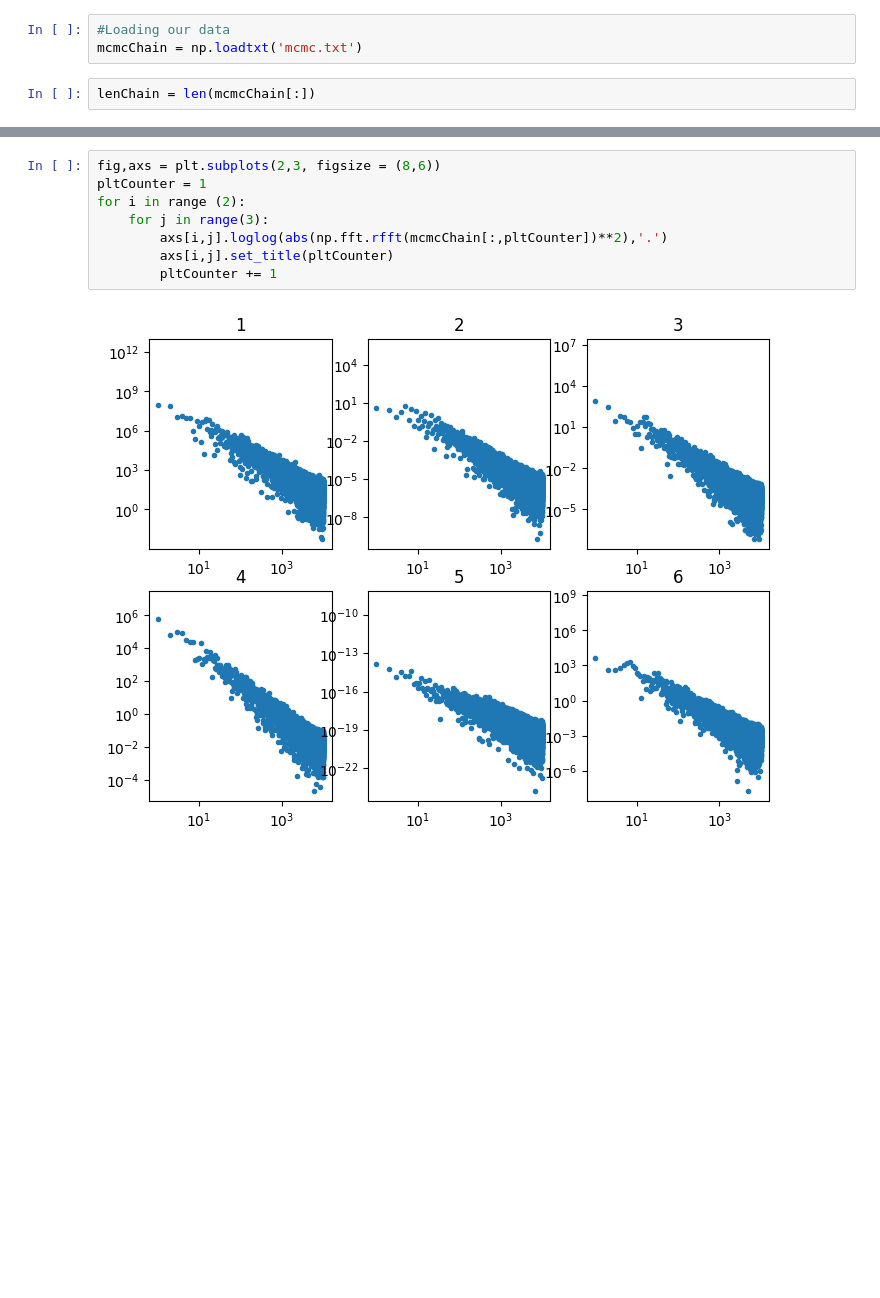
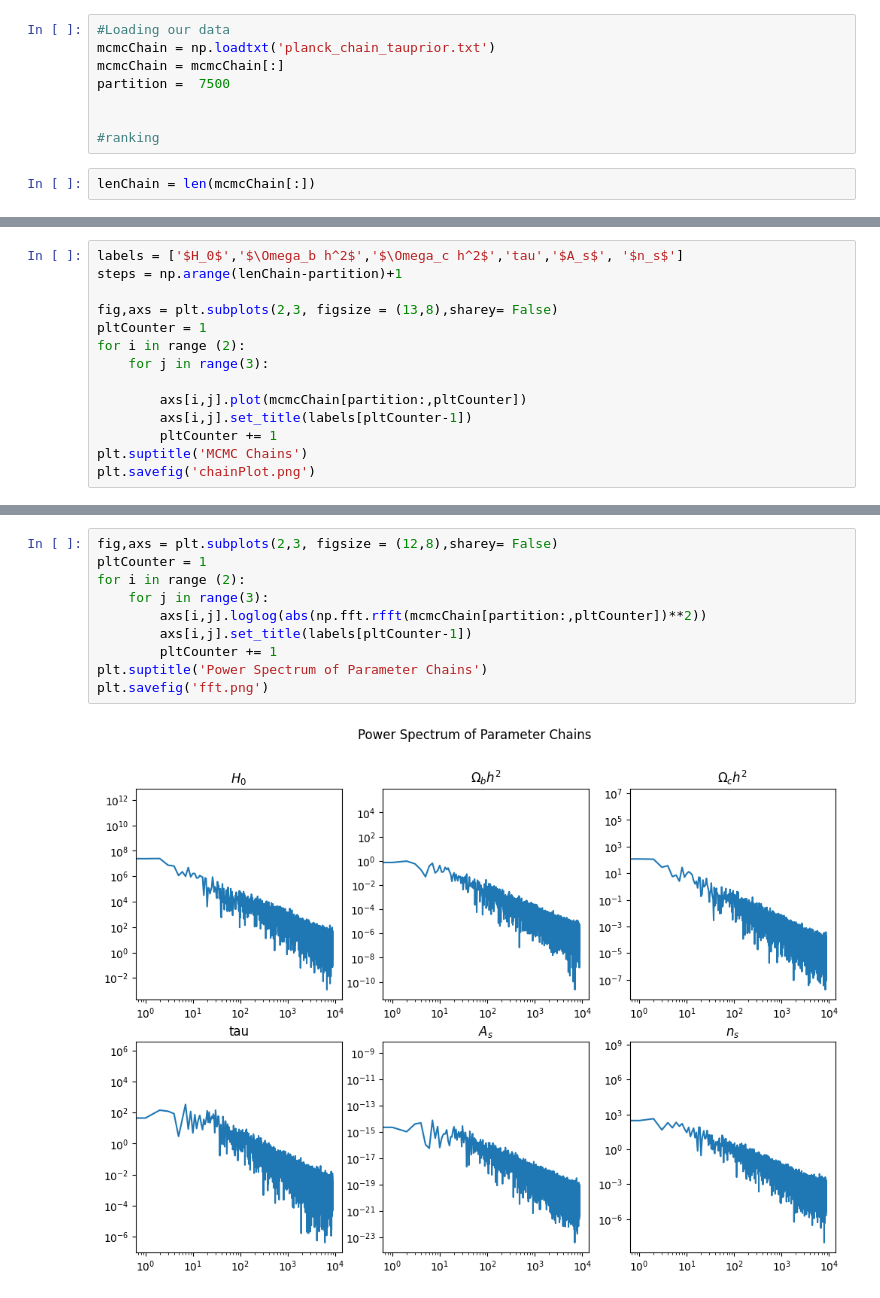
Before and after one commit to andrewtaitelewis/Phys-512, a Jupyter notebook: PS5/PS5 MessingAround.ipynb, the cells around one changed output, grey strips where cells are left out. Drawn from its saved outputs; the diff is of its cells as text; blank space fills up the shorter version.

```diff
--- a/PS5/PS5 MessingAround.ipynb
+++ b/PS5/PS5 MessingAround.ipynb
@@ -4,6 +4,11 @@ import numpy as np
 import corner
 # %%
 #Loading our data
-mcmcChain = np.loadtxt('mcmc.txt')
+mcmcChain = np.loadtxt('planck_chain_tauprior.txt')
+mcmcChain = mcmcChain[:]
+partition =  7500
+
+
+#ranking
 # %%
 lenChain = len(mcmcChain[:])
@@ -23,0 +20,14 @@ plt.loglog(abs(fft**2))
+# %%
+labels = ['$H_0$','$\Omega_b h^2$','$\Omega_c h^2$','tau','$A_s$', '$n_s$']
+steps = np.arange(lenChain-partition)+1
+
+fig,axs = plt.subplots(2,3, figsize = (13,8),sharey= False)
+pltCounter = 1
+for i in range (2):
+    for j in range(3):
+
+        axs[i,j].plot(mcmcChain[partition:,pltCounter])
+        axs[i,j].set_title(labels[pltCounter-1])
+        pltCounter += 1
+plt.suptitle('MCMC Chains')
+plt.savefig('chainPlot.png')
@@ -24,13 +36,15 @@ plt.loglog(abs(fft**2))
 # %%
-fig,axs = plt.subplots(2,3, figsize = (8,6))
+fig,axs = plt.subplots(2,3, figsize = (12,8),sharey= False)
 pltCounter = 1
 for i in range (2):
     for j in range(3):
-        axs[i,j].loglog(abs(np.fft.rfft(mcmcChain[:,pltCounter])**2),'.')
-        axs[i,j].set_title(pltCounter)
+        axs[i,j].loglog(abs(np.fft.rfft(mcmcChain[partition:,pltCounter])**2))
+        axs[i,j].set_title(labels[pltCounter-1])
         pltCounter += 1
+plt.suptitle('Power Spectrum of Parameter Chains')
+plt.savefig('fft.png')
 # %% [output]
-[figure, old version]
+[figure, new version]
 # %%
 plt.plot(mcmcChain[:,0],'.')
 print(min(mcmcChain[:,0]))
```
Also changed, not shown: parts of 11 cells of this notebook, 25 other files.
